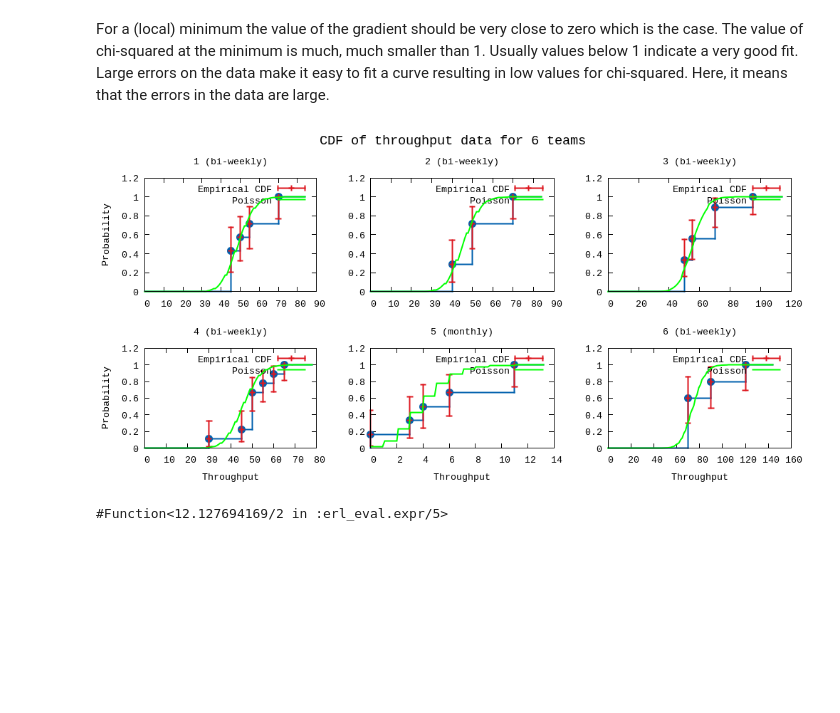
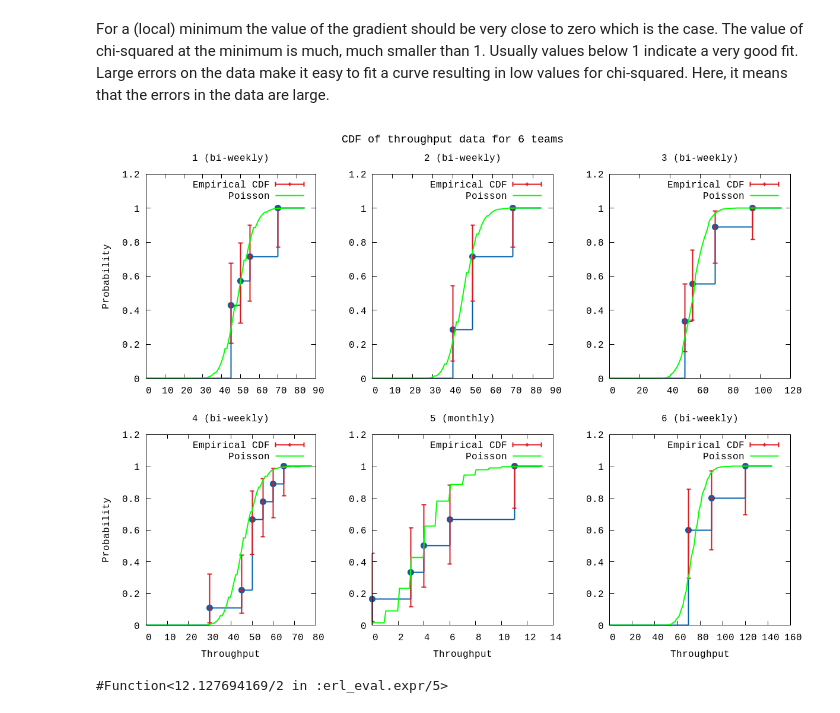
Before and after one commit to piisgaaf/chi2fit, a Jupyter notebook: notebooks/BacklogForecasting-multiplot.ipynb, the cells around one changed output. Saved outputs shown, nothing was run; the diff lists cells and outputs as text; code cells hidden in the pictures; blank space fills up the shorter version.

```diff
--- a/notebooks/BacklogForecasting-multiplot.ipynb
+++ b/notebooks/BacklogForecasting-multiplot.ipynb
@@ -231,16 +255,17 @@ t6 = fits["Team 6"]
 # %%
 P.multi([
     P.ecdf(t1[:throughput] |> U.to_bins({5,0}),plottitle: "1 (bi-weekly)",ylabel: "Probability",title: "Poisson",func: D.poissonCDF(hd(t1[:parameters])),commands: true),
     P.ecdf(t2[:throughput] |> U.to_bins({5,0}),plottitle: "2 (bi-weekly)",title: "Poisson",func: D.poissonCDF(hd(t2[:parameters])),commands: true),
     P.ecdf(t3[:throughput] |> U.to_bins({5,0}),plottitle: "3 (bi-weekly)",title: "Poisson",func: D.poissonCDF(hd(t3[:parameters])),commands: true),
     P.ecdf(t4[:throughput] |> U.to_bins({5,0}),plottitle: "4 (bi-weekly)",xlabel: "Throughput",ylabel: "Probability",title: "Poisson",func: D.poissonCDF(hd(t4[:parameters])),commands: true),
 
     P.ecdf(t5[:throughput] |> U.to_bins({1,0}),plottitle: "5 (monthly)",xlabel: "Throughput",title: "Poisson",func: D.poissonCDF(hd(t5[:parameters])),commands: true),
     P.ecdf(t6[:throughput] |> U.to_bins({5,0}),plottitle: "6 (bi-weekly)",xlabel: "Throughput",title: "Poisson",func: D.poissonCDF(hd(t6[:parameters])),commands: true)
-], columns: 3, title: "CDF of throughput data for 6 teams")
-:"do not show this result in output"
+], columns: 3, title: "CDF of throughput data for 6 teams", inline: "mecdf", size: "1200,900")
+:timer.sleep(1000)
+{:"this is an inline image", src: "/app/notebooks/images/mecdf.png"}
+# %% [output]
+[figure, added]
-# %% [markdown]
-![ecdf%281%29.png](attachment:ecdf%281%29.png)
 # %%
 # Define the probability density for the Poisson distribution
 poisson = fn x,[par] -> :math.exp(x*:math.log(par) - par - Math.lgamma(x+1.0)) end
```
Also changed, not shown: parts of 16 cells of this notebook, 6 other files.
